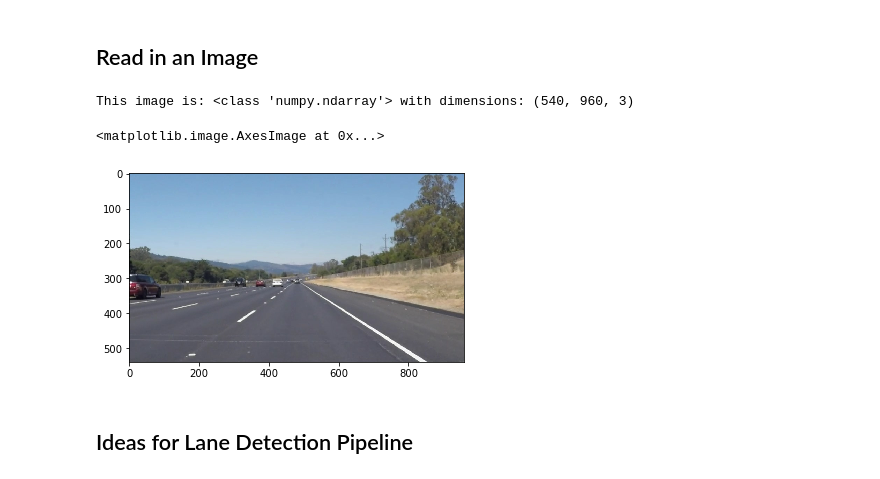
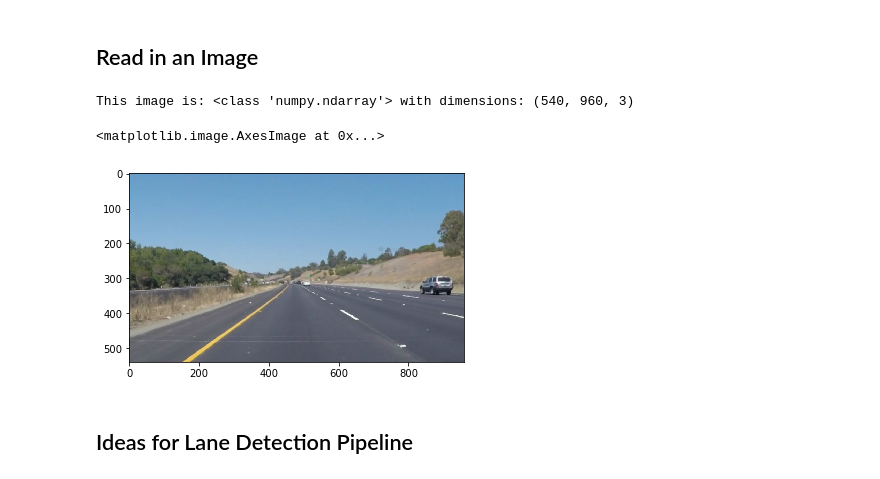
Before and after one commit to tonyzhang617/watonomous-challenge, a Jupyter notebook: P1.ipynb, the cells around one changed output. Saved outputs shown, nothing was run; the diff lists cells and outputs as text; code cells hidden in the pictures.

```diff
--- a/P1.ipynb
+++ b/P1.ipynb
@@ -51,15 +51,15 @@ import cv2
 ## Read in an Image
 # %%
 #reading in an image
-image = mpimg.imread('test_images/solidWhiteRight.jpg')
+image = mpimg.imread('test_images/solidYellowCurve.jpg')
 
 #printing out some stats and plotting
 print('This image is:', type(image), 'with dimensions:', image.shape)
 plt.imshow(image)  # if you wanted to show a single color channel image called 'gray', for example, call as plt.imshow(gray, cmap='gray')
 # %% [output]
 This image is: <class 'numpy.ndarray'> with dimensions: (540, 960, 3)
 <matplotlib.image.AxesImage at 0x...>
-[figure, old version]
+[figure, new version]
 # %% [markdown]
 ## Ideas for Lane Detection Pipeline
 # %% [markdown]
```
Also changed, not shown: parts of 4 cells of this notebook, 3 other files.
